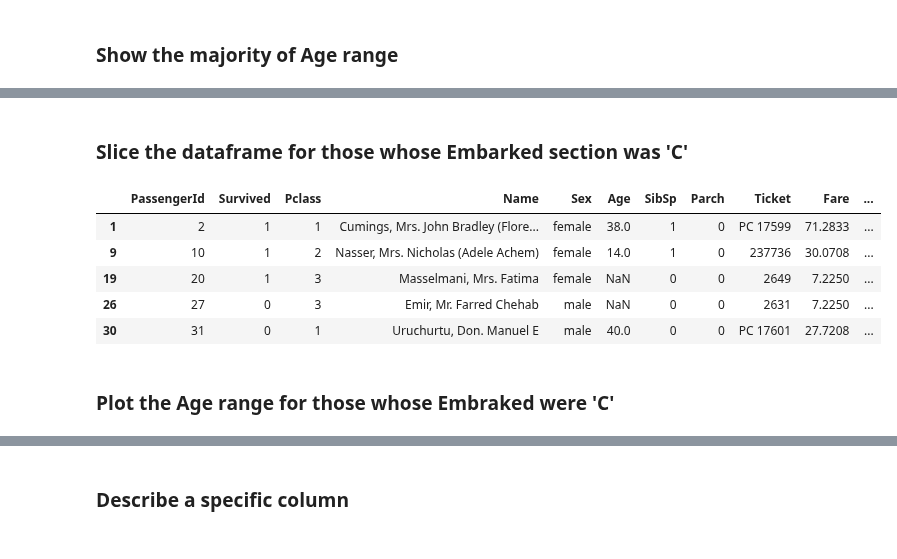
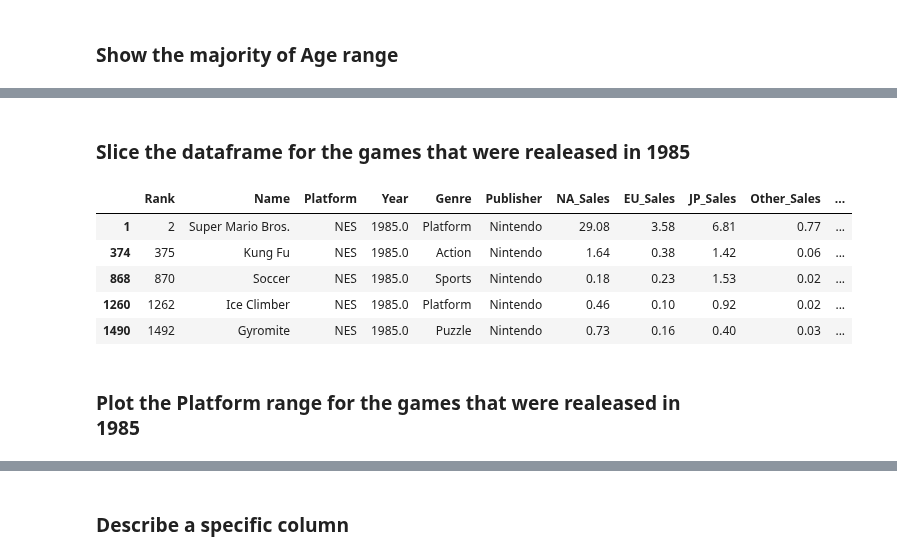
Before and after one commit to Make-School-Courses/DS-1.1-Data-Analysis, a Jupyter notebook: Notebooks/Pandas_Titanic.ipynb, the cells around one changed output, grey strips where cells are left out. Drawn from its saved outputs; the diff is of its cells as text; code cells hidden in the pictures.

```diff
--- a/Notebooks/Pandas_Titanic.ipynb
+++ b/Notebooks/Pandas_Titanic.ipynb
@@ -15,7 +15,7 @@ You can download the CSV from [the repo](https://github.com/Make-School-Courses/
 import numpy as np
 import pandas as pd
 
-df = pd.read_csv('titanic.csv')
+df = pd.read_csv('Datasets/vgsales.csv')
 # %% [markdown]
 ### Lets look at the first 5 rows of the dataframe
 # %%
@@ -73,3 +90,0 @@ df['Age'].isna().sum()
-# %%
-# create a new column as gender, when Sex is female it is zero when sex is male it is one
-df['Gender'] = df['Sex'].map( {'female': 0, 'male': 1} ).astype(int)
@@ -76,3 +93,7 @@ df['Gender'] = df['Sex'].map( {'female': 0, 'male': 1} ).astype(int)
+# %%
+# create a new column as NA_Sales_Percent
+# we can directly apply mathematical operations to column info
+df['NA_Sales_Percent '] = df['NA_Sales'] / df['Global_Sales']
 # %%
 df.head()
 # %% [output]
@@ -120,13 +130,13 @@ array([22.  , 38.  , 26.  , 35.  , 35.  , 54.  ,  2.  , 27.  , 14.  ,
-# %% [markdown]
-### Slice the dataframe for those whose Embarked section was 'C'
+# %% [markdown]
+### Slice the dataframe for the games that were realeased in 1985
 # %%
-df[df['Embarked'] == 'C'].head()
+df[df['Year'] == 1985].head()
 # %% [output]
-|  | PassengerId | Survived | Pclass | Name | Sex | Age | SibSp | Parch | Ticket | Fare | ... |
-| 1 | 2 | 1 | 1 | Cumings, Mrs. John Bradley (Flore... | female | 38.0 | 1 | 0 | PC 17599 | 71.2833 | ... |
-| 9 | 10 | 1 | 2 | Nasser, Mrs. Nicholas (Adele Achem) | female | 14.0 | 1 | 0 | 237736 | 30.0708 | ... |
-| 19 | 20 | 1 | 3 | Masselmani, Mrs. Fatima | female | NaN | 0 | 0 | 2649 | 7.2250 | ... |
-| 26 | 27 | 0 | 3 | Emir, Mr. Farred Chehab | male | NaN | 0 | 0 | 2631 | 7.2250 | ... |
-| 30 | 31 | 0 | 1 | Uruchurtu, Don. Manuel E | male | 40.0 | 0 | 0 | PC 17601 | 27.7208 | ... |
+|  | Rank | Name | Platform | Year | Genre | Publisher | NA_Sales | EU_Sales | JP_Sales | Other_Sales | ... |
+| 1 | 2 | Super Mario Bros. | NES | 1985.0 | Platform | Nintendo | 29.08 | 3.58 | 6.81 | 0.77 | ... |
+| 374 | 375 | Kung Fu | NES | 1985.0 | Action | Nintendo | 1.64 | 0.38 | 1.42 | 0.06 | ... |
+| 868 | 870 | Soccer | NES | 1985.0 | Sports | Nintendo | 0.18 | 0.23 | 1.53 | 0.02 | ... |
+| 1260 | 1262 | Ice Climber | NES | 1985.0 | Platform | Nintendo | 0.46 | 0.10 | 0.92 | 0.02 | ... |
+| 1490 | 1492 | Gyromite | NES | 1985.0 | Puzzle | Nintendo | 0.73 | 0.16 | 0.40 | 0.03 | ... |
 # %% [markdown]
-### Plot the Age range for those whose Embraked were 'C'
+### Plot the Platform range for the games that were realeased in 1985
```
Also changed, not shown: parts of 104 cells of this notebook, 3 other files.
